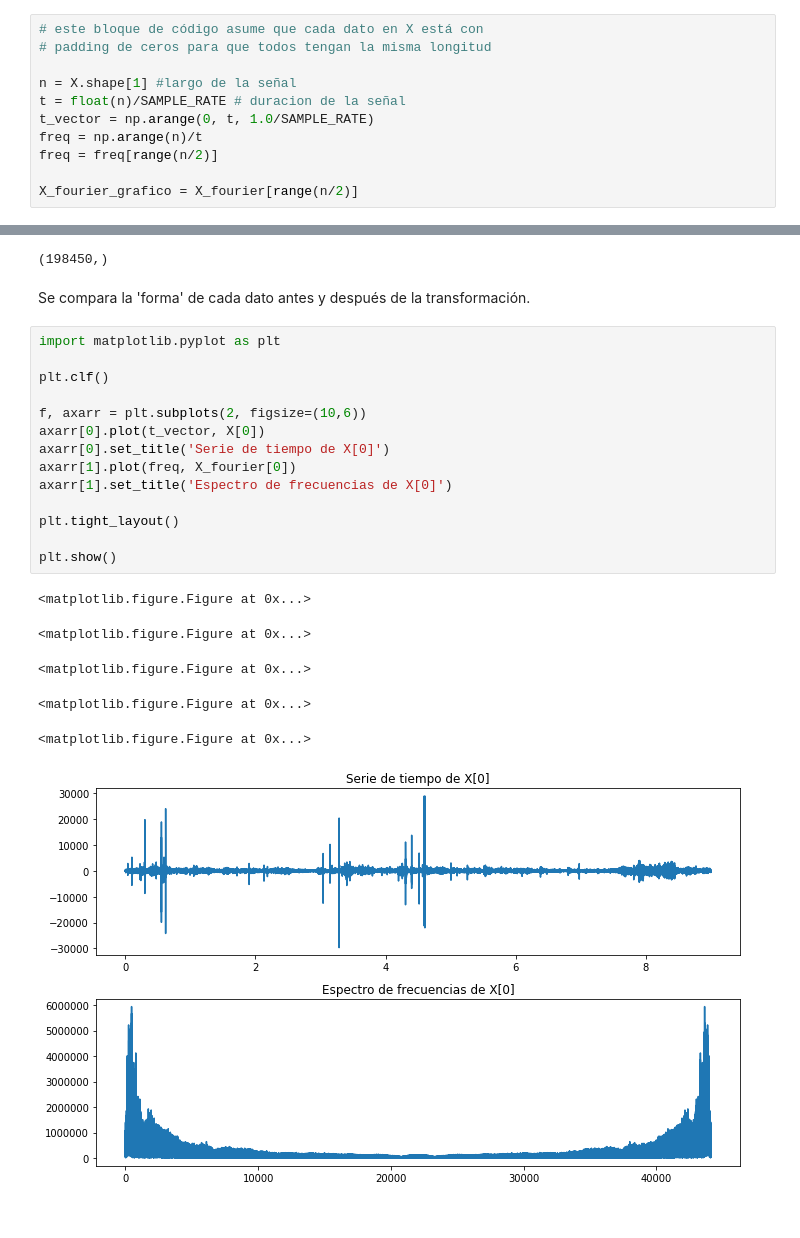
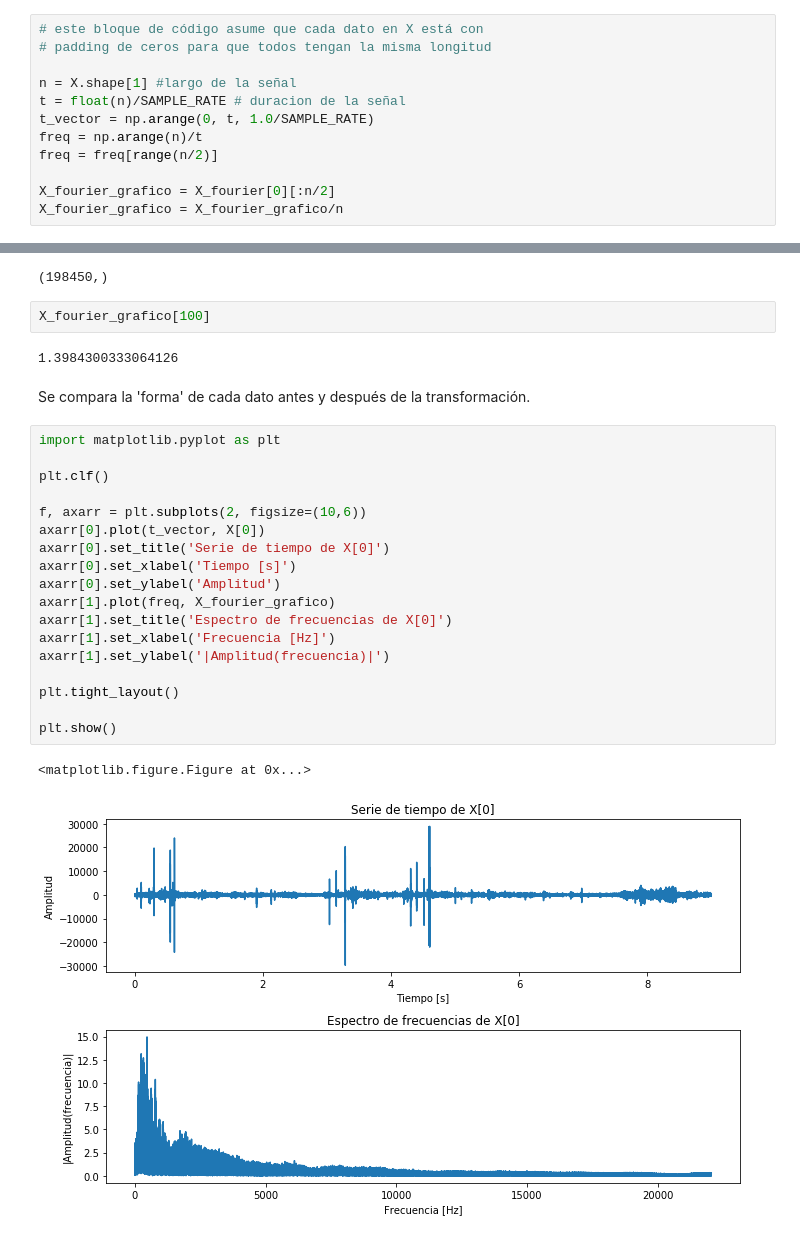
Before and after one commit to Buguemar/Tarea2ML, a Jupyter notebook: Pregunta 2.ipynb, the cells around one changed output, grey strips where cells are left out. Cells and saved outputs as stored; diff of their text form.

```diff
--- a/Pregunta 2.ipynb
+++ b/Pregunta 2.ipynb
@@ -175,4 +173,5 @@ t_vector = np.arange(0, t, 1.0/SAMPLE_RATE)
 freq = np.arange(n)/t
 freq = freq[range(n/2)]
 
-X_fourier_grafico = X_fourier[range(n/2)]
+X_fourier_grafico = X_fourier[0][:n/2]
+X_fourier_grafico = X_fourier_grafico/n
@@ -182,26 +179,30 @@ MemoryError:
 freq.shape
 # %% [output]
 (198450,)
+# %%
+X_fourier_grafico[100]
+# %% [output]
+1.3984300333064126
 # %% [markdown]
 Se compara la 'forma' de cada dato antes y después de la transformación.
 # %%
 import matplotlib.pyplot as plt
 
 plt.clf()
 
 f, axarr = plt.subplots(2, figsize=(10,6))
 axarr[0].plot(t_vector, X[0])
 axarr[0].set_title('Serie de tiempo de X[0]')
-axarr[1].plot(freq, X_fourier[0])
+axarr[0].set_xlabel('Tiempo [s]')
+axarr[0].set_ylabel('Amplitud')
+axarr[1].plot(freq, X_fourier_grafico)
 axarr[1].set_title('Espectro de frecuencias de X[0]')
+axarr[1].set_xlabel('Frecuencia [Hz]')
+axarr[1].set_ylabel('|Amplitud(frecuencia)|')
 
 plt.tight_layout()
 
 plt.show()
 # %% [output]
 <matplotlib.figure.Figure at 0x...>
-<matplotlib.figure.Figure at 0x...>
-<matplotlib.figure.Figure at 0x...>
-<matplotlib.figure.Figure at 0x...>
-<matplotlib.figure.Figure at 0x...>
-[figure, old version]
+[figure, new version]
```
Also changed, not shown: parts of 21 cells of this notebook.
